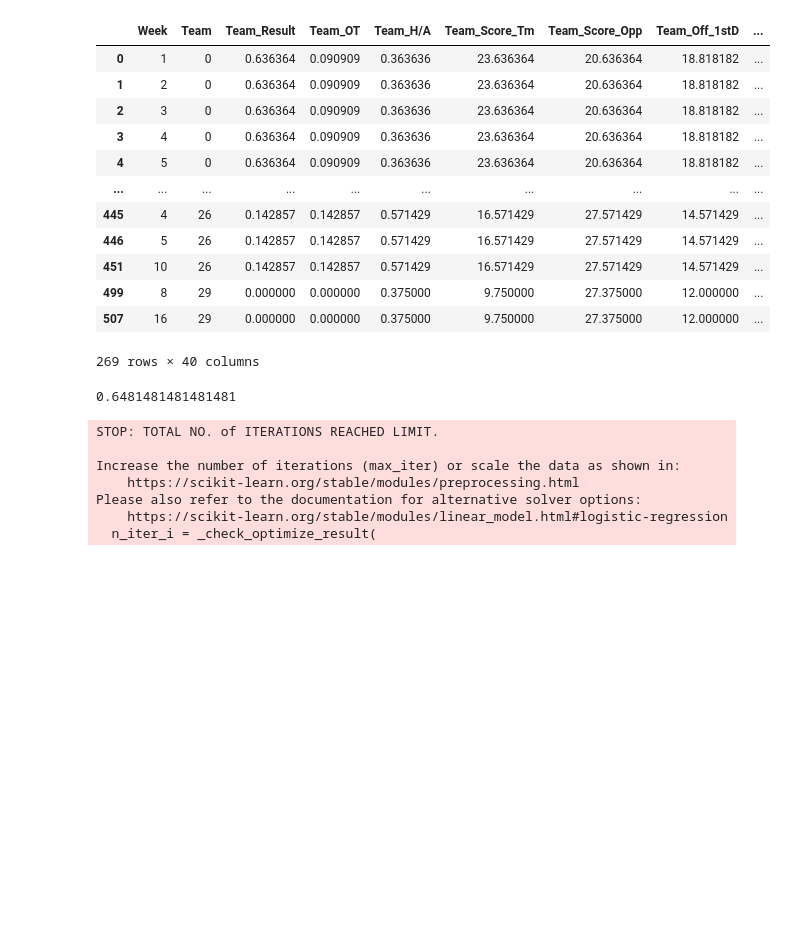
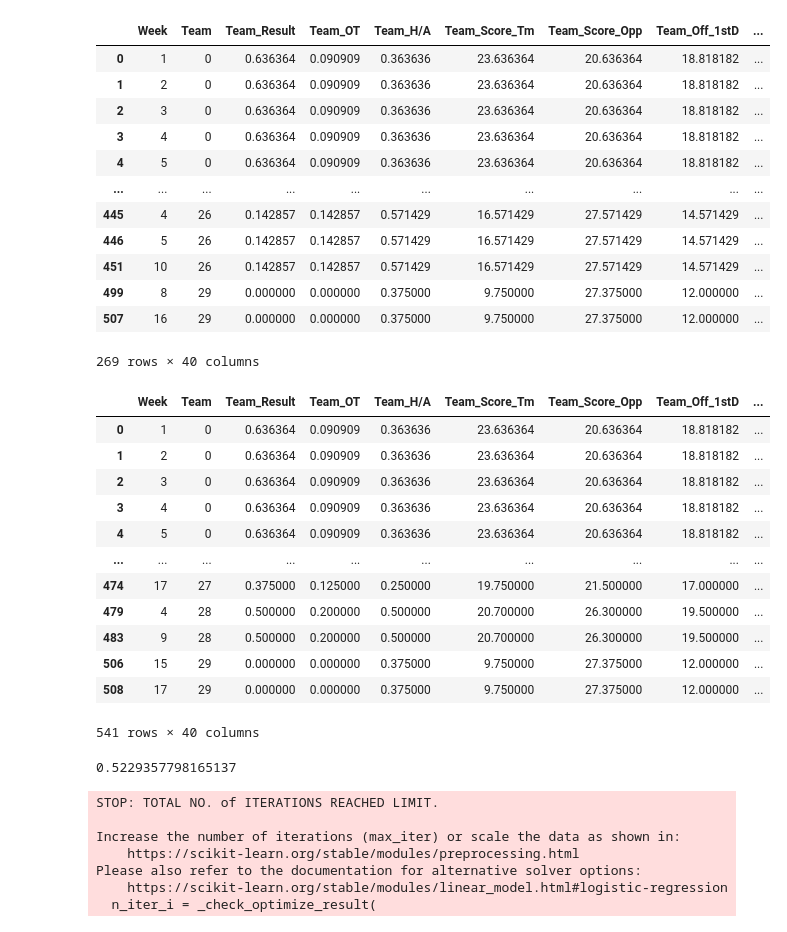
Before and after one commit to pawlow54/CMSE482, a Jupyter notebook: Developing.ipynb, the cells around one changed output. Cells and saved outputs as stored; diff of their text form; code cells hidden in the pictures; blank space fills up the shorter version.

```diff
--- a/Developing.ipynb
+++ b/Developing.ipynb
@@ -389,10 +389,27 @@ df_2022_agg
 | 499 | 8 | 29 | 0.000000 | 0.000000 | 0.375000 | 9.750000 | 27.375000 | 12.000000 | ... |
 | 507 | 16 | 29 | 0.000000 | 0.000000 | 0.375000 | 9.750000 | 27.375000 | 12.000000 | ... |
 269 rows × 40 columns
+# %%
+df_agg_combined = pd.concat([df_2022_agg, df_2023_agg], axis = 0)
+df_agg_combined
+# %% [output]
+|  | Week | Team | Team_Result | Team_OT | Team_H/A | Team_Score_Tm | Team_Score_Opp | Team_Off_1stD | ... |
+| 0 | 1 | 0 | 0.636364 | 0.090909 | 0.363636 | 23.636364 | 20.636364 | 18.818182 | ... |
+| 1 | 2 | 0 | 0.636364 | 0.090909 | 0.363636 | 23.636364 | 20.636364 | 18.818182 | ... |
+| 2 | 3 | 0 | 0.636364 | 0.090909 | 0.363636 | 23.636364 | 20.636364 | 18.818182 | ... |
+| 3 | 4 | 0 | 0.636364 | 0.090909 | 0.363636 | 23.636364 | 20.636364 | 18.818182 | ... |
+| 4 | 5 | 0 | 0.636364 | 0.090909 | 0.363636 | 23.636364 | 20.636364 | 18.818182 | ... |
+| ... | ... | ... | ... | ... | ... | ... | ... | ... | ... |
+| 474 | 17 | 27 | 0.375000 | 0.125000 | 0.250000 | 19.750000 | 21.500000 | 17.000000 | ... |
+| 479 | 4 | 28 | 0.500000 | 0.200000 | 0.500000 | 20.700000 | 26.300000 | 19.500000 | ... |
+| 483 | 9 | 28 | 0.500000 | 0.200000 | 0.500000 | 20.700000 | 26.300000 | 19.500000 | ... |
+| 506 | 15 | 29 | 0.000000 | 0.000000 | 0.375000 | 9.750000 | 27.375000 | 12.000000 | ... |
+| 508 | 17 | 29 | 0.000000 | 0.000000 | 0.375000 | 9.750000 | 27.375000 | 12.000000 | ... |
+541 rows × 40 columns
 # %%
 from sklearn.linear_model import LogisticRegression
 
-X_train, X_test, y_train, y_test = train_test_split(df_2022_agg.iloc[:, 2:38], df_2022_agg.iloc[:, 39], test_size = 0.2, random_state = 1)
+X_train, X_test, y_train, y_test = train_test_split(df_agg_combined.iloc[:, 1:39], df_agg_combined.iloc[:, 39], test_size = 0.2, random_state = 1)
 
 lr = LogisticRegression(max_iter = 10000)
 
@@ -404,7 +421,7 @@ accuracy = accuracy_score(y_test, y_pred)
 
 print(accuracy)
 # %% [output]
-0.6481481481481481
+0.5229357798165137
 STOP: TOTAL NO. of ITERATIONS REACHED LIMIT.
 
 Increase the number of iterations (max_iter) or scale the data as shown in:
```
Also changed, not shown: parts of 4 cells of this notebook.
